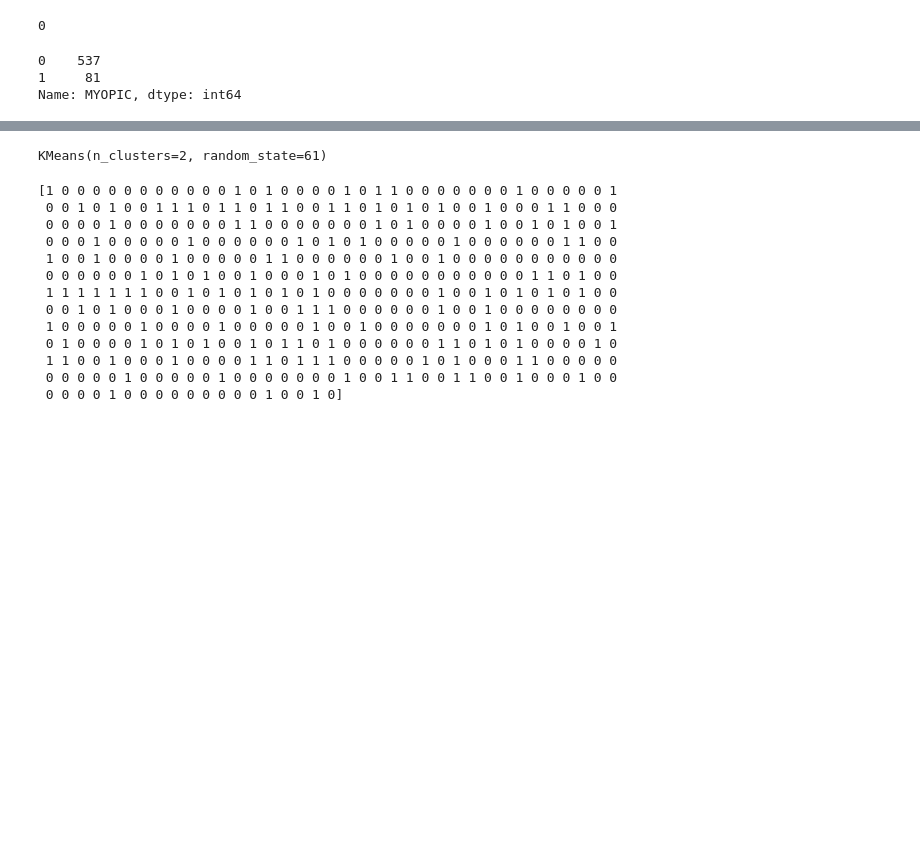
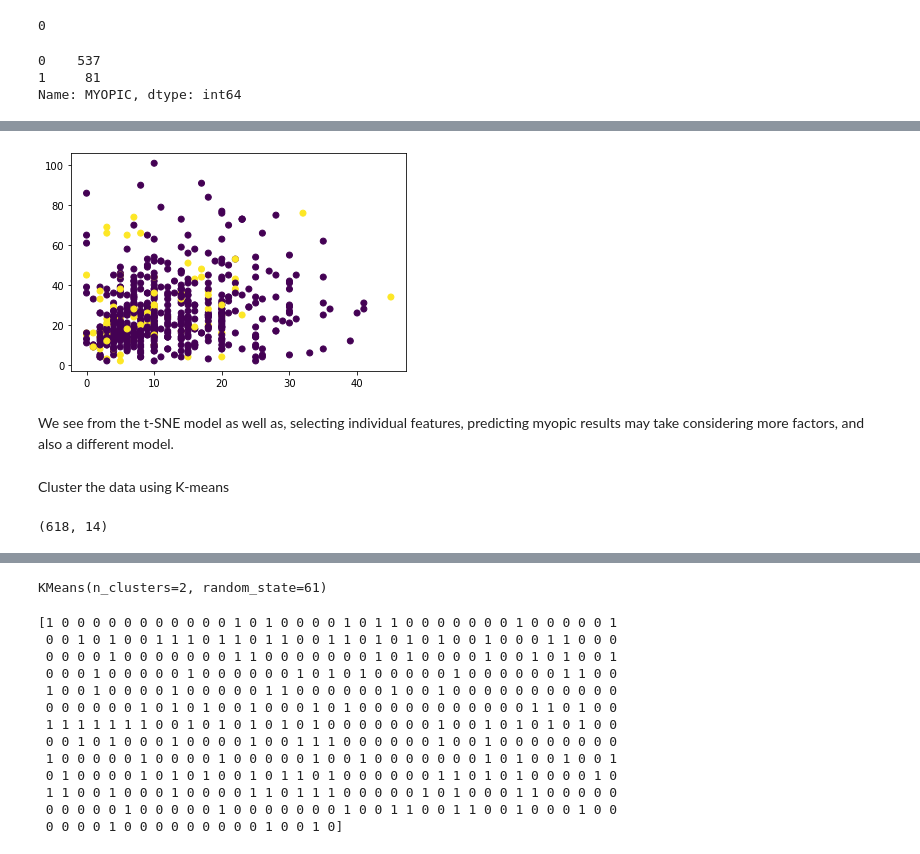
Before and after one commit to JohnTorgerson/myopia, a Jupyter notebook: Myopia Evaluator.ipynb, the cells around one changed output, grey strips where cells are left out. Drawn from its saved outputs; the diff is of its cells as text; code cells hidden in the pictures; blank space fills up the shorter version.

```diff
--- a/Myopia Evaluator.ipynb
+++ b/Myopia Evaluator.ipynb
@@ -42,4 +117,18 @@ Name: MYOPIC, dtype: int64
+# %%
+plt.scatter(df["SPORTHR"], df["DIOPTERHR"], c=df["MYOPIC"])
+plt.show()
+# %% [output]
+[figure, added]
+# %% [markdown]
+We see from the t-SNE model as well as, selecting individual features, predicting myopic results may take considering more factors, and also a different model.
+# %% [markdown]
+Cluster the data using K-means
 # %%
 y = df["MYOPIC"].values
 X = df.drop("MYOPIC", axis=1)
+# %%
+# check myopic features data
+X.shape
+# %% [output]
+(618, 14)
 # %%
```
Also changed, not shown: parts of 62 cells of this notebook, 4 other files.
